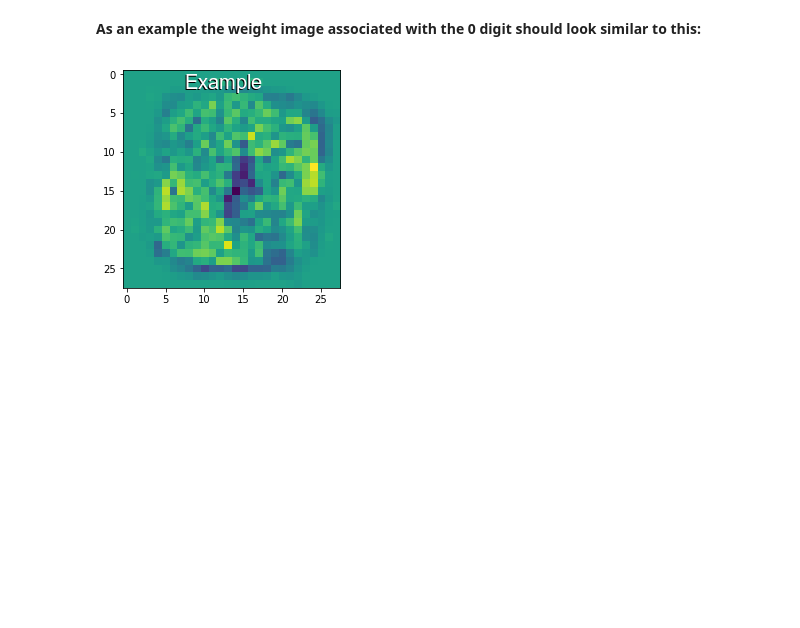
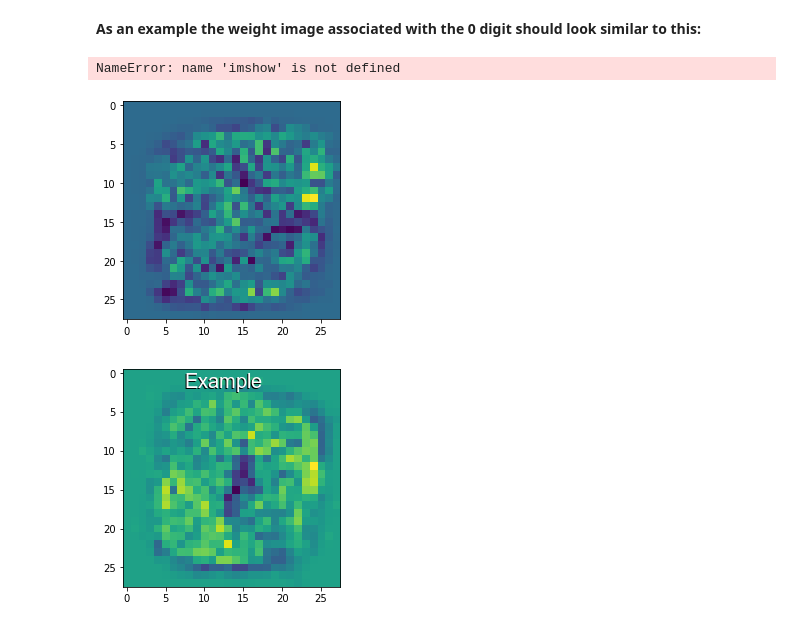
Before and after one commit to DylanGeldenhuys/Machine-learning-A-SU-, a Jupyter notebook: Assignment2/assign2.ipynb, the cells around one changed output. Drawn from its saved outputs; the diff is of its cells as text; code cells hidden in the pictures; blank space fills up the shorter version.

```diff
--- a/Assignment2/assign2.ipynb
+++ b/Assignment2/assign2.ipynb
@@ -182,0 +480,6 @@ If you're reading this message in another frontend (for example, a static render
+# %%
+# train soft max classifier
+
+smc = logis()
+
+smc.fit(X_train_flat, y_train)
@@ -198,6 +536,18 @@ display(Image(filename='./images/wm_confusion2.png'))
 **Extract the weights of the softmax classifier and display them as images. Each set of weights should correspond to a specific digit**.
 # %% [markdown]
 **As an example the weight image associated with the 0 digit should look similar to this:**
+# %%
+coef = smc.coef_
+# %%
+
+
+coef = coef.reshape(10,28,28)
+# %%
+plt.imshow(coef[8,:])
+imshow()
+# %% [output]
+NameError: name 'imshow' is not defined
+[figure, added]
 # %%
 display(Image(filename='./wm_softmax_mnist_weights/wm_0.png'))
 # %% [output]
```
Also changed, not shown: parts of 29 cells of this notebook, 22 other files.
